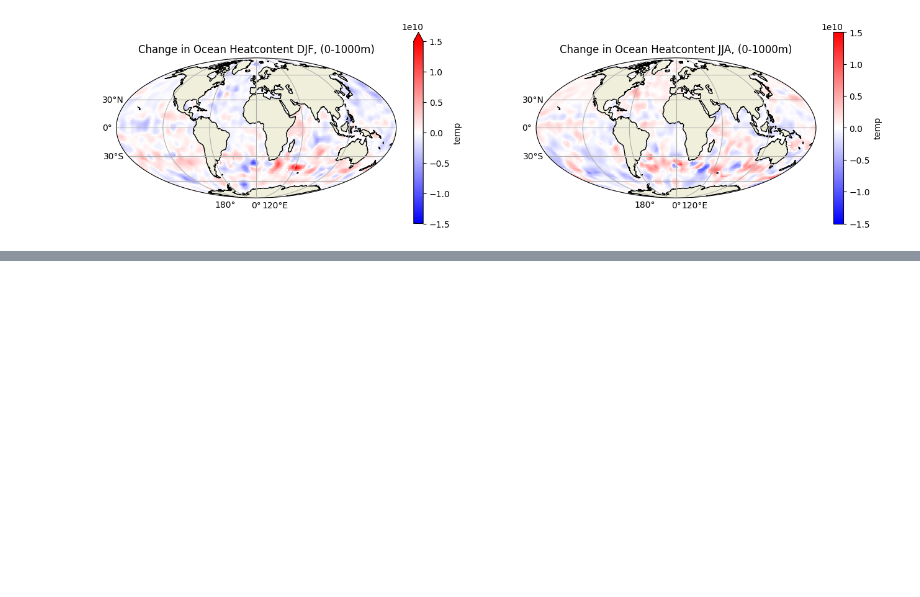
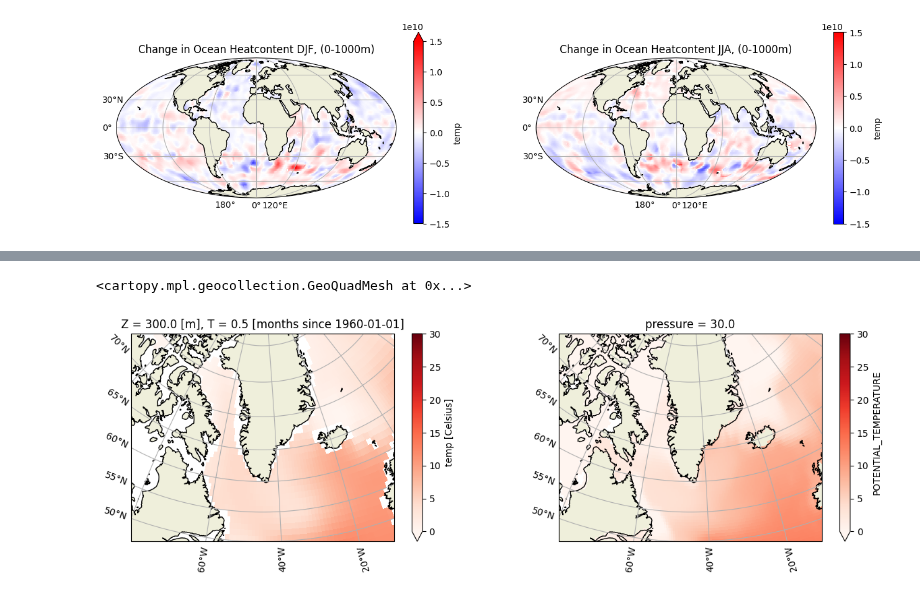
Before and after one commit to JRethemeier/Thermohaline-Circulation, a Jupyter notebook: Assignment2/Assignment2.ipynb, the cells around one changed output, grey strips where cells are left out. Cells and saved outputs as stored; diff of their text form; code cells hidden in the pictures; blank space fills up the shorter version.

```diff
--- a/Assignment2/Assignment2.ipynb
+++ b/Assignment2/Assignment2.ipynb
@@ -128,0 +177,19 @@ plt.show()
+# %%
+north, south, east, west = 80, 50, 350, 280
+map_projection_greenland = Stereographic(central_longitude=(east+west)/2, central_latitude=(north-south)/2)
+fig = plt.figure(figsize=(15, 4))
+ax1 = fig.add_subplot(121, projection=map_projection_greenland)
+basemap(ax1)
+ax1.set_extent([west, east, south, north], crs=PlateCarree())
+levitus.isel(T=0).temp.sel(
+    Z=345, method="nearest"
+    ).plot(ax=ax1, transform=PlateCarree(), x="lon", y="lat", cmap="Reds", vmin=0, vmax=30)
+ax2 = fig.add_subplot(122, projection=map_projection_greenland)
+basemap(ax2)
+ax2.set_extent([west, east, south, north], crs=PlateCarree())
+mimoc_dimensions.POTENTIAL_TEMPERATURE.sel(
+    pressure=30, method="nearest"
+    ).plot(ax=ax2, transform=PlateCarree(), x="lon", y="lat", cmap="Reds", vmin=0, vmax=30)
+# %% [output]
+<cartopy.mpl.geocollection.GeoQuadMesh at 0x...>
+[figure, added]
```
Also changed, not shown: parts of 13 cells of this notebook, 1 other file.
